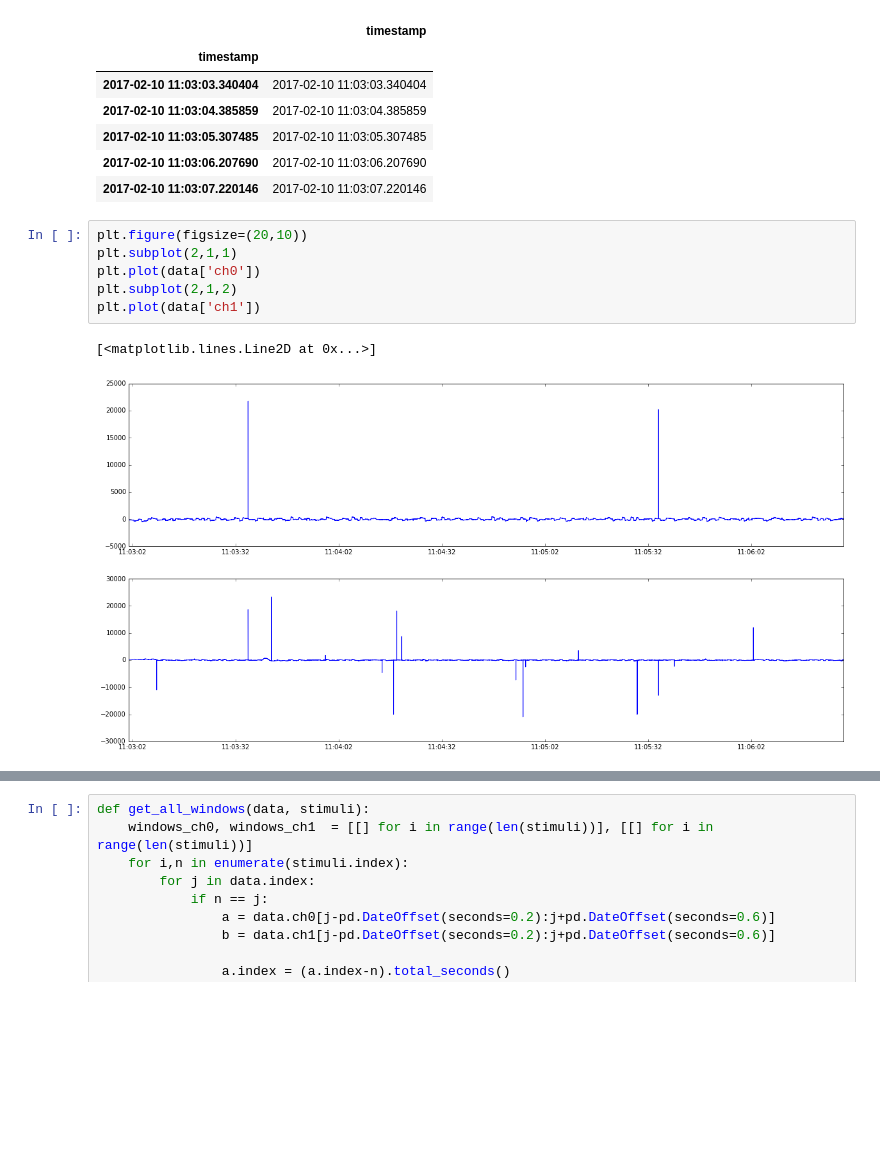
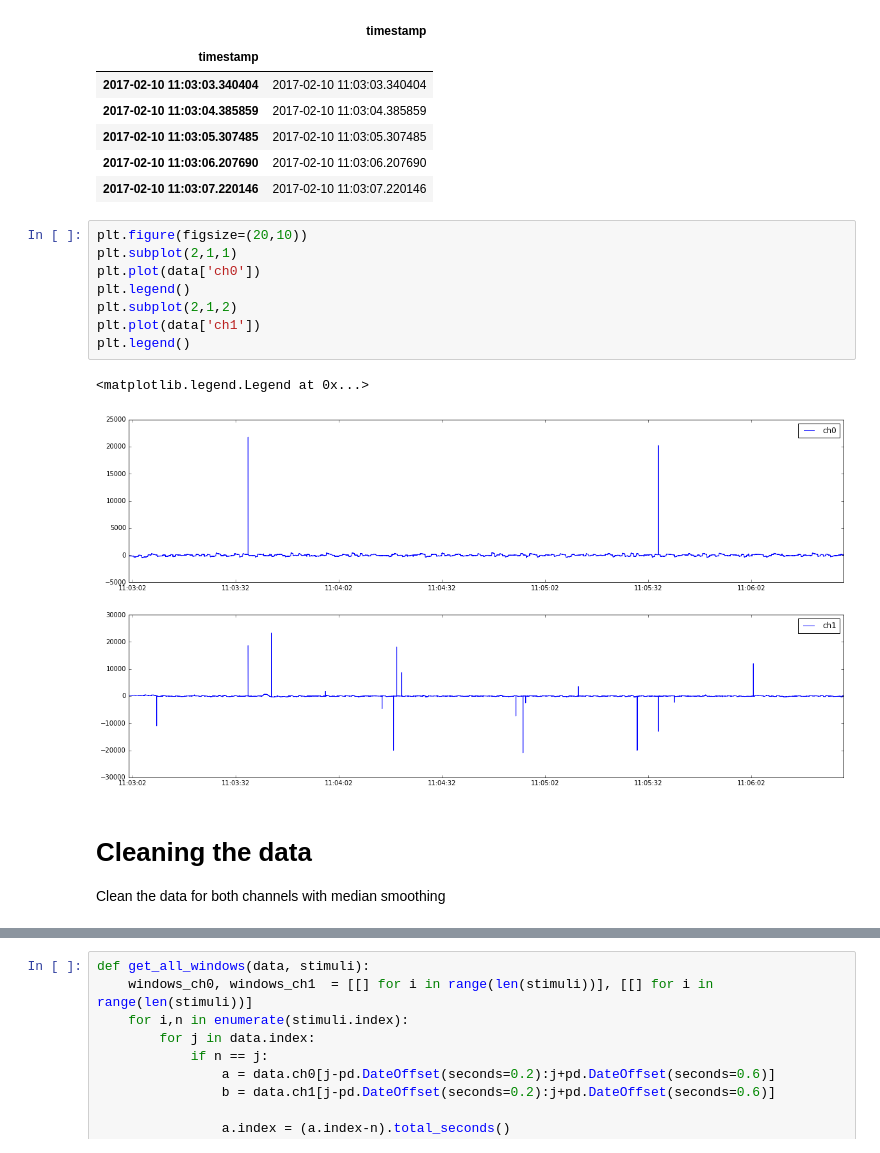
Before and after one commit to k-sokolov/scientific_programming, a Jupyter notebook: EOG_analysis/EOG.ipynb, the cells around one changed output, grey strips where cells are left out. Cells and saved outputs as stored; diff of their text form; blank space fills up the shorter version.

```diff
--- a/EOG_analysis/EOG.ipynb
+++ b/EOG_analysis/EOG.ipynb
@@ -33,12 +39,17 @@ stimuli.head()
 # %%
 plt.figure(figsize=(20,10))
 plt.subplot(2,1,1)
 plt.plot(data['ch0'])
+plt.legend()
 plt.subplot(2,1,2)
 plt.plot(data['ch1'])
+plt.legend()
 # %% [output]
-[<matplotlib.lines.Line2D at 0x...>]
+<matplotlib.legend.Legend at 0x...>
-[figure, old version]
+[figure, new version]
+# %% [markdown]
+# Cleaning the data
+Clean the data for both channels with median smoothing
 # %%
 plt.figure(figsize=(20,10))
 plt.subplot(2,1,1)
```
Also changed, not shown: parts of 6 cells of this notebook.
